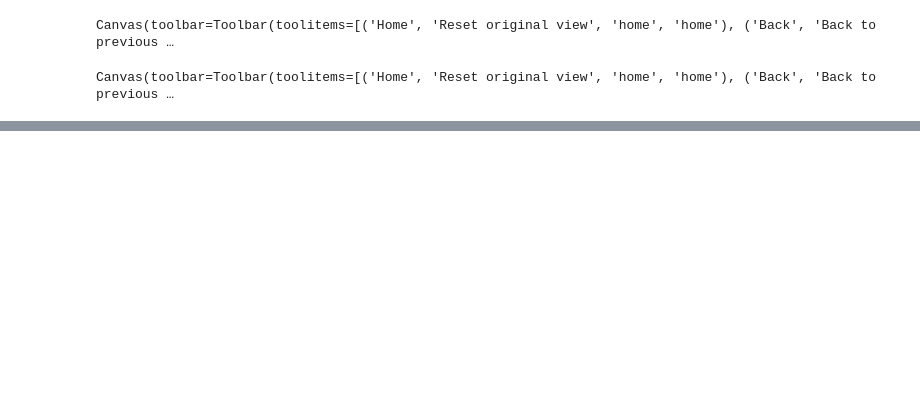
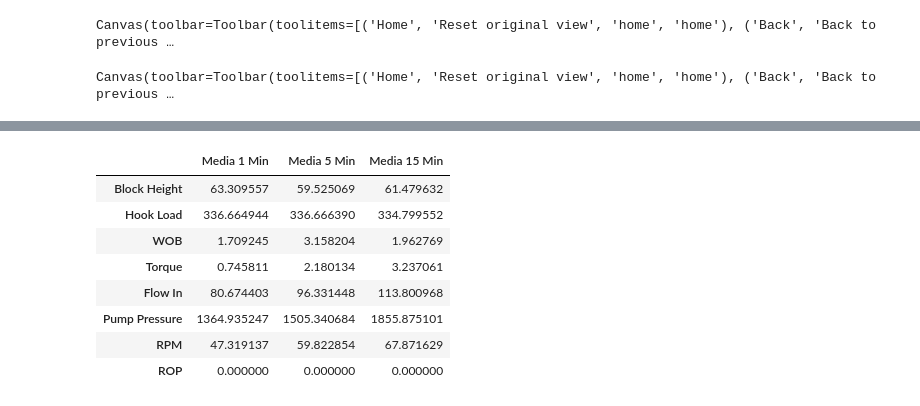
Before and after one commit to diegojeda/Proyecto-Maestria, a Jupyter notebook: Data Final/EDA.ipynb, the cells around one changed output, grey strips where cells are left out. Cells and saved outputs as stored; diff of their text form; code cells hidden in the pictures; blank space fills up the shorter version.

```diff
--- a/Data Final/EDA.ipynb
+++ b/Data Final/EDA.ipynb
@@ -275,0 +375,12 @@ medias_tiempo_previo_tot(df,1,5,15)
+# %%
+mediana_tiempo_previo_tot(df,"RIH",1,5,15)
+# %% [output]
+|  | Media 1 Min | Media 5 Min | Media 15 Min |
+| Block Height | 63.309557 | 59.525069 | 61.479632 |
+| Hook Load | 336.664944 | 336.666390 | 334.799552 |
+| WOB | 1.709245 | 3.158204 | 1.962769 |
+| Torque | 0.745811 | 2.180134 | 3.237061 |
+| Flow In | 80.674403 | 96.331448 | 113.800968 |
+| Pump Pressure | 1364.935247 | 1505.340684 | 1855.875101 |
+| RPM | 47.319137 | 59.822854 | 67.871629 |
+| ROP | 0.000000 | 0.000000 | 0.000000 |
```
Also changed, not shown: parts of 26 cells of this notebook, 5 other files.
